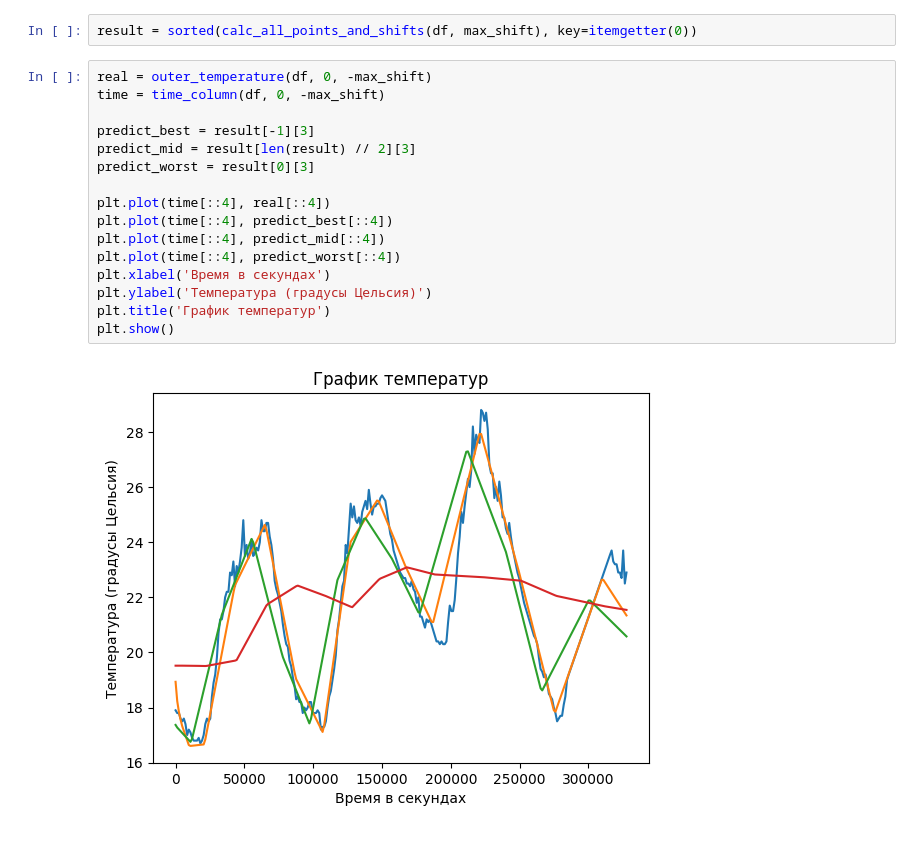
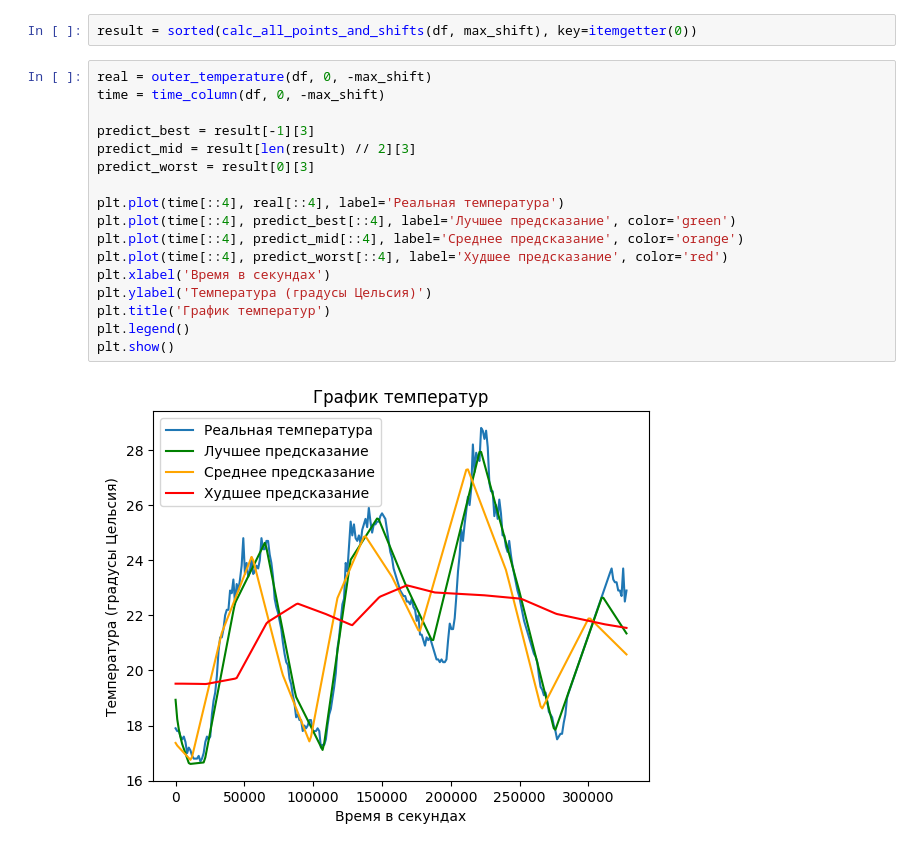
Before and after one commit to mozhayka/microclimate, a Jupyter notebook: src/main.ipynb, the cells around one changed output. Drawn from its saved outputs; the diff is of its cells as text.

```diff
--- a/src/main.ipynb
+++ b/src/main.ipynb
@@ -81,18 +90,19 @@ result = sorted(calc_all_points_and_shifts(df, max_shift), key=itemgetter(0))
 # %%
 real = outer_temperature(df, 0, -max_shift)
 time = time_column(df, 0, -max_shift)
 
 predict_best = result[-1][3]
 predict_mid = result[len(result) // 2][3]
 predict_worst = result[0][3]
 
-plt.plot(time[::4], real[::4])
-plt.plot(time[::4], predict_best[::4])
-plt.plot(time[::4], predict_mid[::4])
-plt.plot(time[::4], predict_worst[::4])
+plt.plot(time[::4], real[::4], label='Реальная температура')
+plt.plot(time[::4], predict_best[::4], label='Лучшее предсказание', color='green')
+plt.plot(time[::4], predict_mid[::4], label='Среднее предсказание', color='orange')
+plt.plot(time[::4], predict_worst[::4], label='Худшее предсказание', color='red')
 plt.xlabel('Время в секундах')
 plt.ylabel('Температура (градусы Цельсия)')
 plt.title('График температур')
+plt.legend()
 plt.show()
 # %% [output]
-[figure, old version]
+[figure, new version]
```
Also changed, not shown: parts of 2 cells of this notebook, 34 other files.
